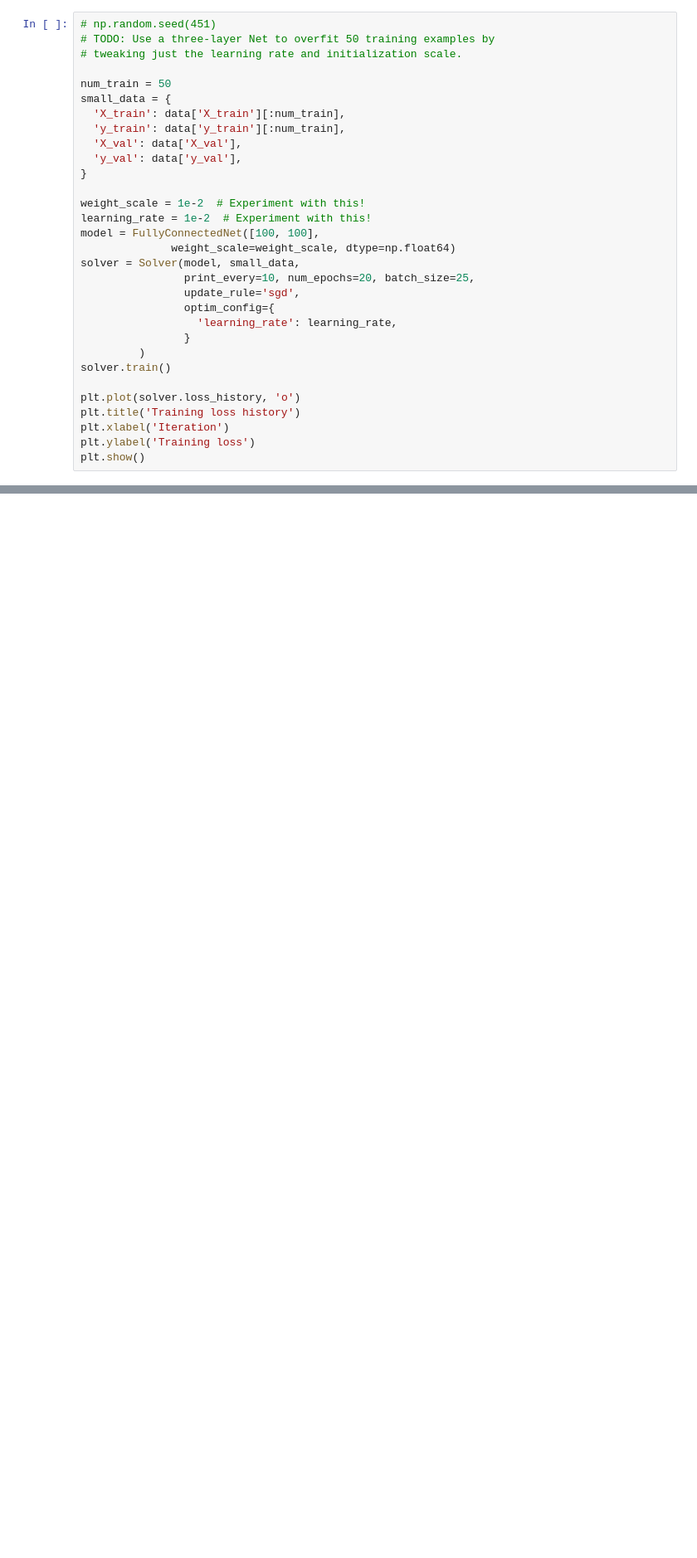
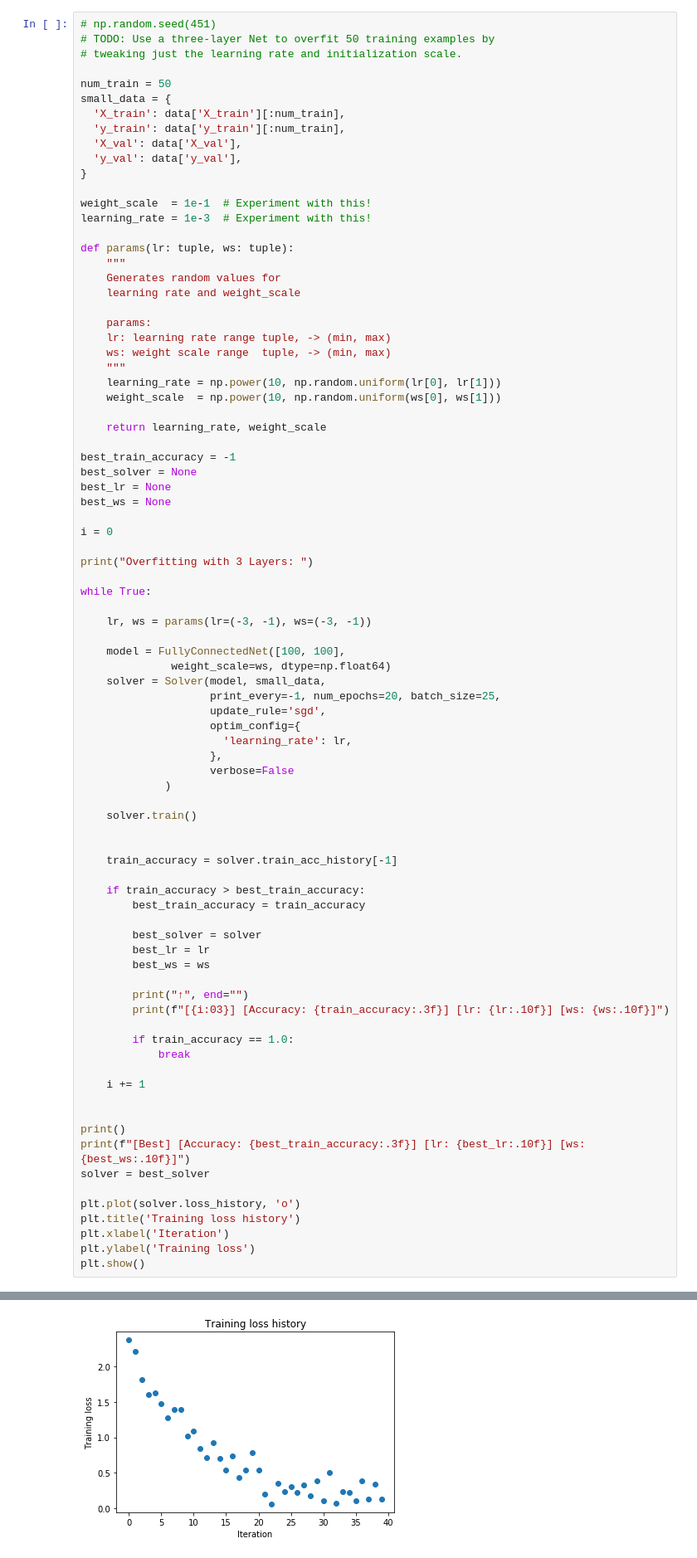
Before and after one commit to firattamur/VisionWithDeepLearning-Assignments, a Jupyter notebook: Assignment-2/FullyConnectedNets.ipynb, the cells around one changed output, grey strips where cells are left out. Shown at 83% size. Saved outputs shown, nothing was run; the diff lists cells and outputs as text; blank space fills up the shorter version.

```diff
--- a/Assignment-2/FullyConnectedNets.ipynb
+++ b/Assignment-2/FullyConnectedNets.ipynb
@@ -502,21 +604,75 @@ small_data = {
   'y_val': data['y_val'],
 }
 
-weight_scale = 1e-2  # Experiment with this!
-learning_rate = 1e-2  # Experiment with this!
-model = FullyConnectedNet([100, 100],
-              weight_scale=weight_scale, dtype=np.float64)
-solver = Solver(model, small_data,
-                print_every=10, num_epochs=20, batch_size=25,
-                update_rule='sgd',
-                optim_config={
-                  'learning_rate': learning_rate,
-                }
-         )
-solver.train()
+weight_scale  = 1e-1  # Experiment with this!
+learning_rate = 1e-3  # Experiment with this!
+
+def params(lr: tuple, ws: tuple):
+    """
+    Generates random values for
+    learning rate and weight_scale
+
+    params:
+    lr: learning rate range tuple, -> (min, max)
+    ws: weight scale range  tuple, -> (min, max)
+    """
+    learning_rate = np.power(10, np.random.uniform(lr[0], lr[1]))
+    weight_scale  = np.power(10, np.random.uniform(ws[0], ws[1]))
+
+    return learning_rate, weight_scale
+
+best_train_accuracy = -1
+best_solver = None
+best_lr = None
+best_ws = None
+
+i = 0
+
+print("Overfitting with 3 Layers: ")
+
+while True:
+
+    lr, ws = params(lr=(-3, -1), ws=(-3, -1))
+
+    model = FullyConnectedNet([100, 100],
+              weight_scale=ws, dtype=np.float64)
+    solver = Solver(model, small_data,
+                    print_every=-1, num_epochs=20, batch_size=25,
+                    update_rule='sgd',
+                    optim_config={
+                      'learning_rate': lr,
+                    },
+                    verbose=False
+             )
+
+    solver.train()
+
+
+    train_accuracy = solver.train_acc_history[-1]
+
+    if train_accuracy > best_train_accuracy:
+        best_train_accuracy = train_accuracy
+
+        best_solver = solver
+        best_lr = lr
+        best_ws = ws
+
+        print("↑", end="")
+        print(f"[{i:03}] [Accuracy: {train_accuracy:.3f}] [lr: {lr:.10f}] [ws: {ws:.10f}]")
+
+        if train_accuracy == 1.0:
+            break
+
+    i += 1
+
+
+print()
+print(f"[Best] [Accuracy: {best_train_accuracy:.3f}] [lr: {best_lr:.10f}] [ws: {best_ws:.10f}]")
+solver = best_solver
 
 plt.plot(solver.loss_history, 'o')
 plt.title('Training loss history')
 plt.xlabel('Iteration')
 plt.ylabel('Training loss')
 plt.show()
+# %% [output]
@@ -523,3 +688,4 @@ plt.show()
+[figure, added]
 # %% [markdown]
 Now try to use a five-layer network with 100 units on each layer to overfit 50 training examples. Again, you will have to adjust the learning rate and weight initialization scale, but you should be able to achieve 100% training accuracy within 20 epochs.
 # %%
```
Also changed, not shown: parts of 15 cells of this notebook, 8 other files.
